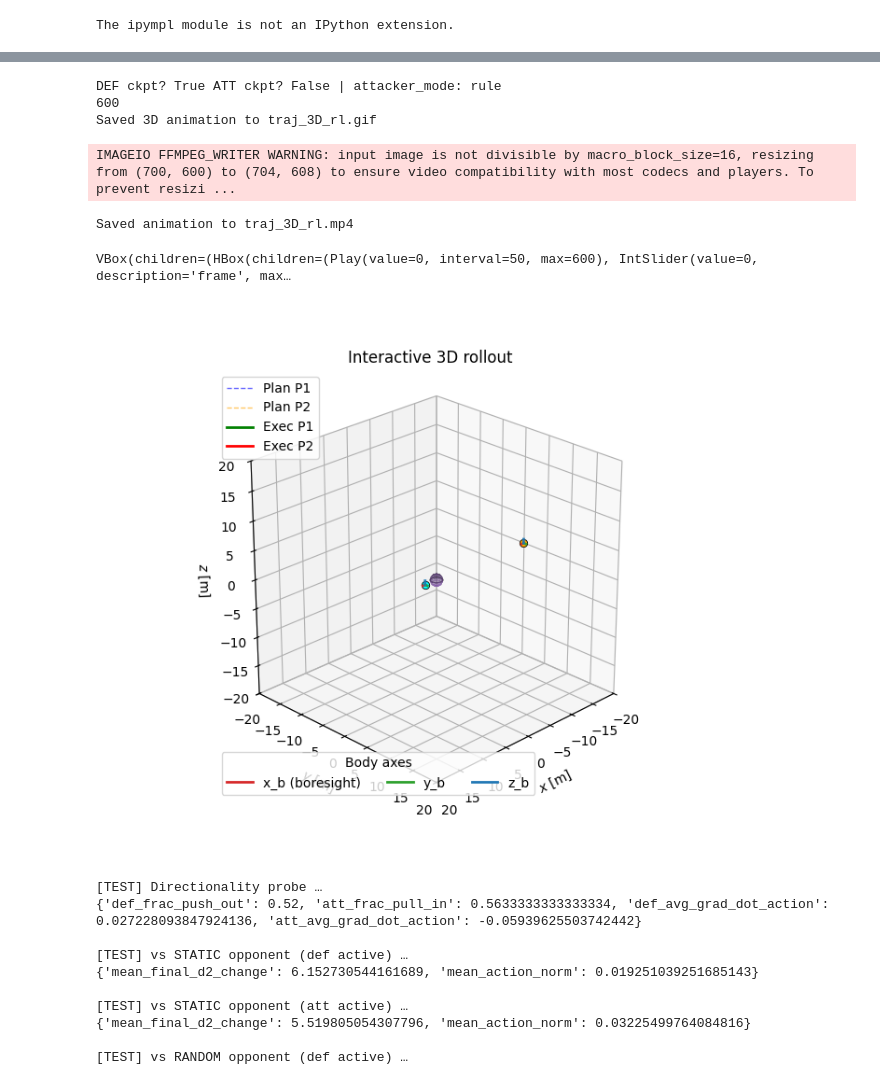
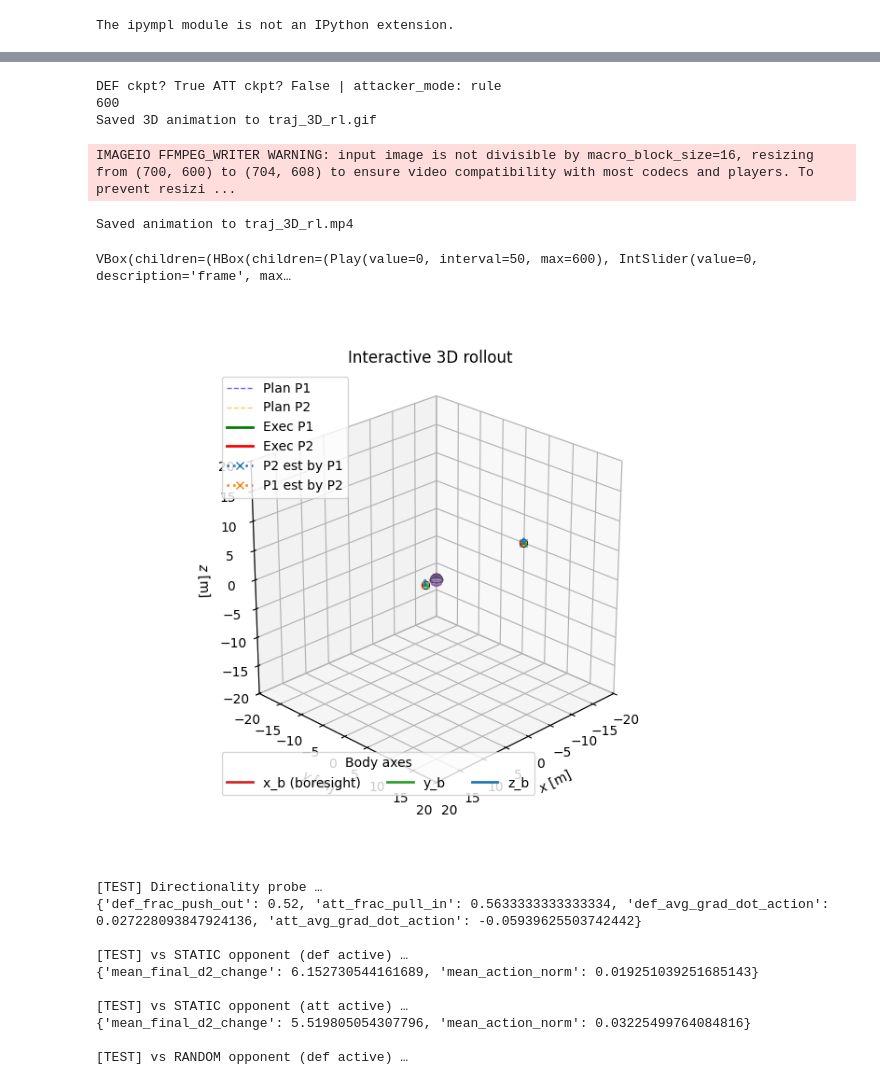
Before and after one commit to gussantaella1/PARL-PO, a Jupyter notebook: GameTheory_TopLevel.ipynb, the cells around one changed output, grey strips where cells are left out. Saved outputs shown, nothing was run; the diff lists cells and outputs as text; code cells hidden in the pictures.

Commit message:
Erased PATH pipeline and implemented belief state logic and the sort.

```diff
--- a/GameTheory_TopLevel.ipynb
+++ b/GameTheory_TopLevel.ipynb
@@ -326,7 +135,11 @@ if __name__ == "__main__":
     importlib.reload(config_rl)
     from config_rl import config_for_eval, build_dyn
 
-    CKPT_DIR = Path("Training_Policy_Medium_Belief")
+    CKPT_DIR = Path("Training_Policy_Distilled_Partial_Short")
+    POLICY = "ppo_def_ukf_distilled.pt"
+
+    # POLICY = "ppo_def.pt"
+
 
     # If you trained with the rule-based attacker (default), keep attacker_mode="rule".
     # If you trained an RL attacker too, set attacker_mode="rl".
@@ -336,11 +149,13 @@ if __name__ == "__main__":
         T=600,                     # override horizon if you want
     )
 
+    cfg["use_ukf"] = True
+
     # Fill Ad/Bd (float32) from HCW
     build_dyn(cfg)
 
     # Point to checkpoints inside Training_Policy
-    cfg["ckpt_def"] = str(CKPT_DIR / "ppo_def.pt")
+    cfg["ckpt_def"] = str(CKPT_DIR / POLICY)
     if cfg.get("attacker_mode", "rule") == "rl":
         cfg["ckpt_att"] = str(CKPT_DIR / "ppo_att.pt")
 
@@ -366,34 +181,34 @@ if __name__ == "__main__":
     animate_rollout_3d(
         rollout,
         save_path="traj_3D_rl.gif",
         fps=20,
         cfg=cfg,
         show_fov=True,
         show_axes=True,
     )
     gif_frames = iio.imread("traj_3D_rl.gif")
     iio.imwrite("traj_3D_rl.mp4", gif_frames, fps=20, codec="h264")
     print("Saved animation to traj_3D_rl.mp4")
 
     # Optional interactive viewer
     interactive_rollout_3d(rollout, cfg, show_fov=True, show_axes=True)
 
     # ---- Cleanup local __pycache__ safely (optional) ----
     for p in Path('.').rglob('__pycache__'):
         shutil.rmtree(p, ignore_errors=True)
     for f in Path('.').rglob('*.pyc'):
         try:
             f.unlink()
         except FileNotFoundError:
             pass
 # %% [output]
 DEF ckpt? True ATT ckpt? False | attacker_mode: rule
 600
 Saved 3D animation to traj_3D_rl.gif
 IMAGEIO FFMPEG_WRITER WARNING: input image is not divisible by macro_block_size=16, resizing from (700, 600) to (704, 608) to ensure video compatibility with most codecs and players. To prevent resizi ...
 Saved animation to traj_3D_rl.mp4
 VBox(children=(HBox(children=(Play(value=0, interval=50, max=600), IntSlider(value=0, description='frame', max…
-[figure, old version]
+[figure, new version]
 # %%
 # --- glue: build Ad/Bd, make nets, load checkpoints ---
 import os, torch, numpy as np
```
Also changed, not shown: parts of 1 cell of this notebook, 30 other files.
